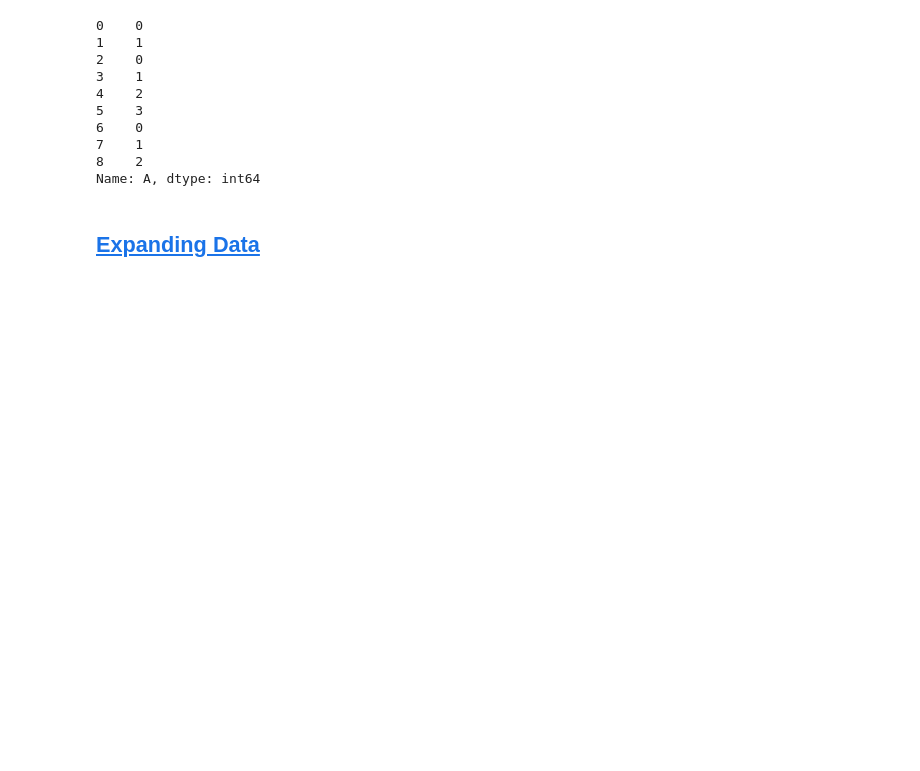
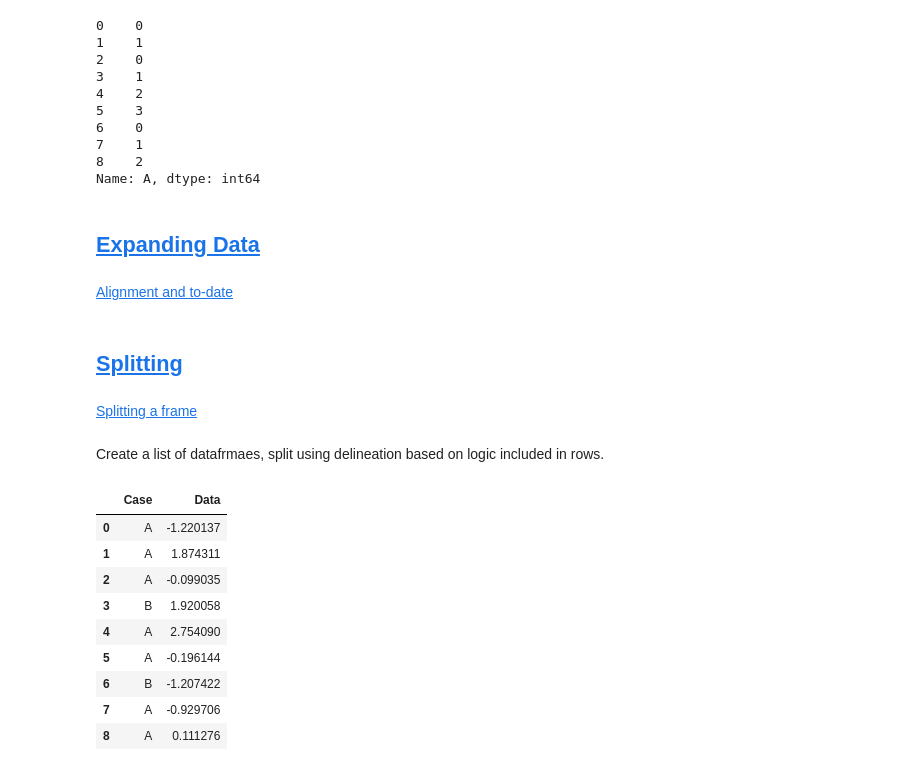
Before and after one commit to bgroveben/python3_machine_learning_projects, a Jupyter notebook: learn_kaggle/pandas/pandas_cookbook.ipynb, the cells around one changed output. Drawn from its saved outputs; the diff is of its cells as text; code cells hidden in the pictures; blank space fills up the shorter version.

Commit message:
More pandas -- expanding data and splitting

```diff
--- a/learn_kaggle/pandas/pandas_cookbook.ipynb
+++ b/learn_kaggle/pandas/pandas_cookbook.ipynb
@@ -1143,3 +1143,25 @@ df.A.groupby((df.A != df.A.shift()).cumsum()).cumsum()
 Name: A, dtype: int64
 # %% [markdown]
 ## [Expanding Data](https://pandas.pydata.org/pandas-docs/stable/cookbook.html#expanding-data)
+# %% [markdown]
+[Alignment and to-date](https://stackoverflow.com/questions/15489011/python-time-series-alignment-and-to-date-functions)
+# %% [markdown]
+## [Splitting](https://pandas.pydata.org/pandas-docs/stable/cookbook.html#id2)
+# %% [markdown]
+[Splitting a frame](https://stackoverflow.com/questions/13353233/best-way-to-split-a-dataframe-given-an-edge/15449992#15449992)
+# %% [markdown]
+Create a list of datafrmaes, split using delineation based on logic included in rows.
+# %%
+df = pd.DataFrame(data={'Case' : ['A','A','A','B','A','A','B','A','A'],
+                       'Data' : np.random.randn(9)}); df
+# %% [output]
+|  | Case | Data |
+| 0 | A | -1.220137 |
+| 1 | A | 1.874311 |
+| 2 | A | -0.099035 |
+| 3 | B | 1.920058 |
+| 4 | A | 2.754090 |
+| 5 | A | -0.196144 |
+| 6 | B | -1.207422 |
+| 7 | A | -0.929706 |
+| 8 | A | 0.111276 |
```
Also changed, not shown: parts of 13 cells of this notebook.
